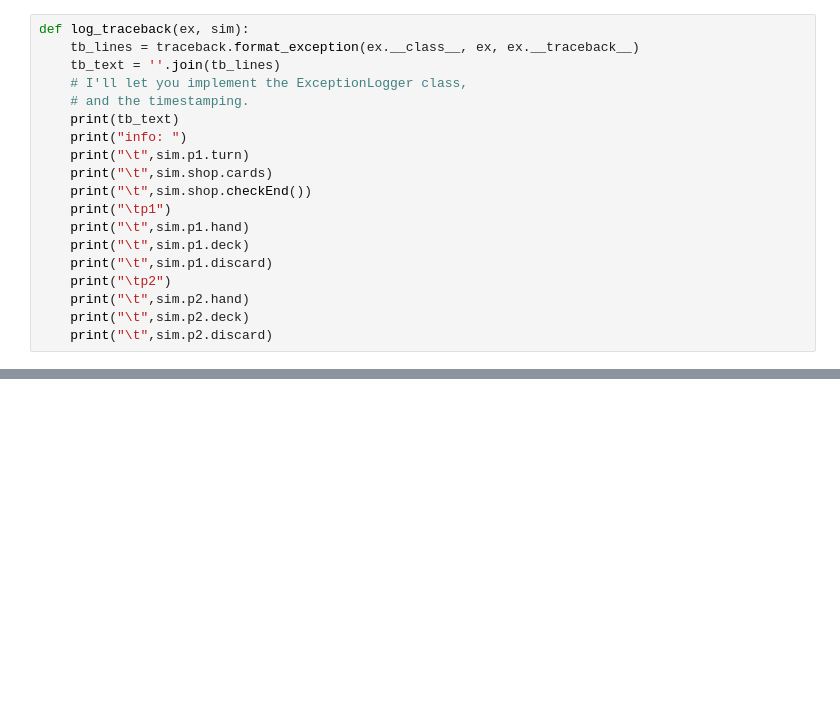
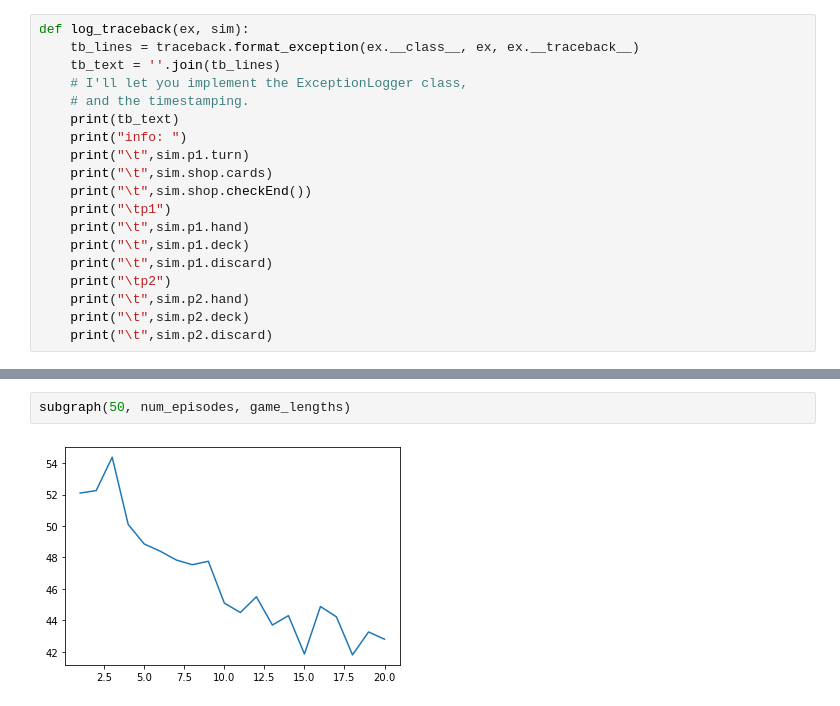
Before and after one commit to nyoung8/DominionAI, a Jupyter notebook: model building.ipynb, the cells around one changed output, grey strips where cells are left out. Cells and saved outputs as stored; diff of their text form; blank space fills up the shorter version.

```diff
--- a/model building.ipynb
+++ b/model building.ipynb
@@ -133,0 +156,4 @@ arrTest1 = np.array([[0.1, 0.1, 0.1, 0.1, 0.1, 0.5, 0.1, 0., 0.1, 0.6, 0.1, 0.1,
+# %%
+subgraph(50, num_episodes, game_lengths)
+# %% [output]
+[figure, added]
```
Also changed, not shown: parts of 10 cells of this notebook.
